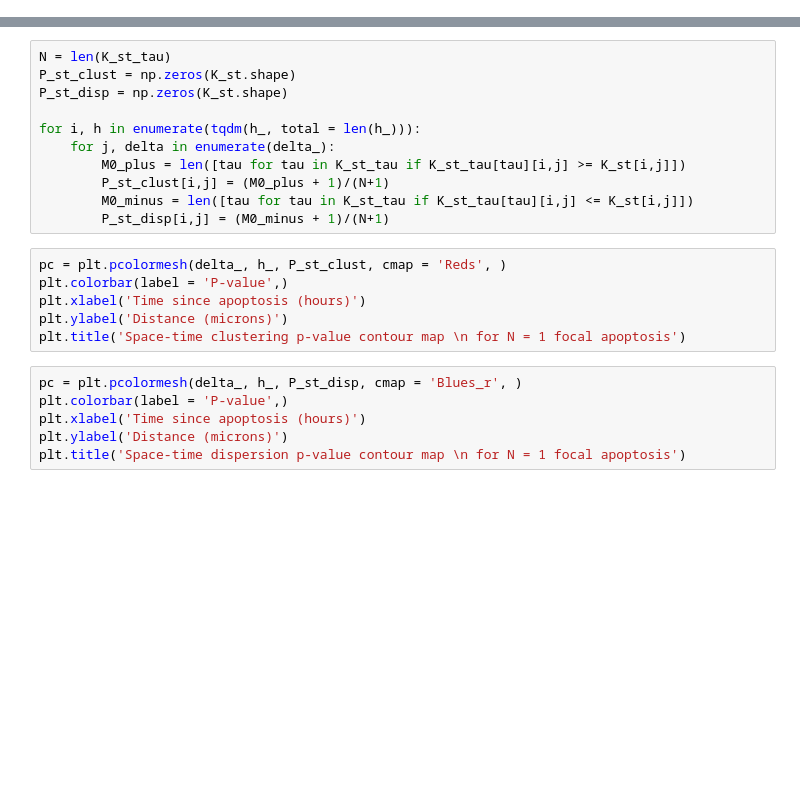
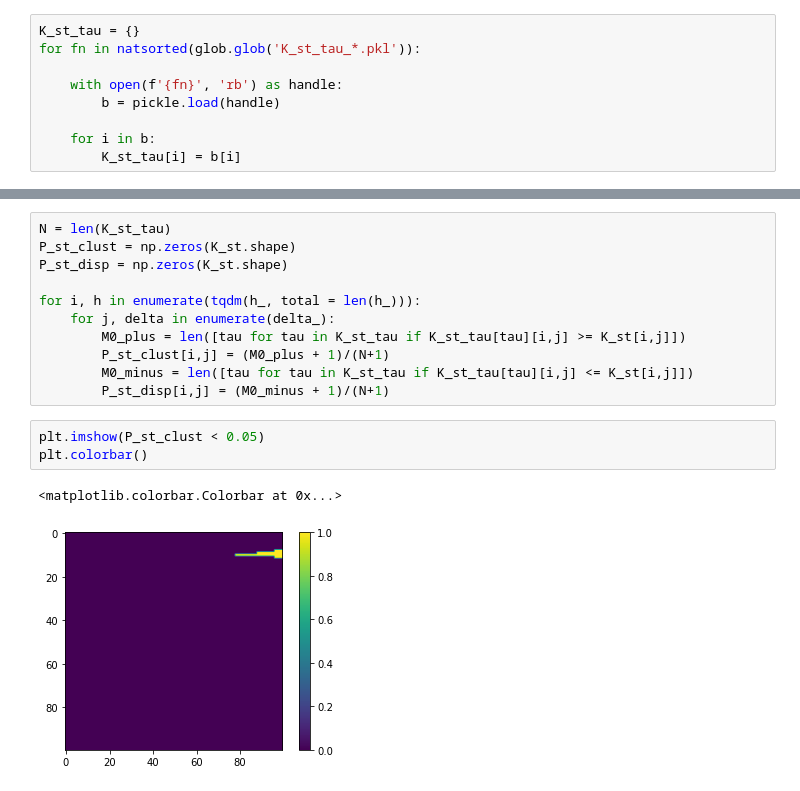
Before and after one commit to nthndy/cell-comp-analysis, a Jupyter notebook: radial_analysis/Space-time_K-Function_analysis.ipynb, the cells around one changed output, grey strips where cells are left out. Saved outputs shown, nothing was run; the diff lists cells and outputs as text; blank space fills up the shorter version.

Commit message:
division and cell count cluster analysis

```diff
--- a/radial_analysis/Space-time_K-Function_analysis.ipynb
+++ b/radial_analysis/Space-time_K-Function_analysis.ipynb
@@ -440,0 +461,9 @@ with open('K_st_tau_0100.pkl', 'wb') as f:
+# %%
+K_st_tau = {}
+for fn in natsorted(glob.glob('K_st_tau_*.pkl')):
+
+    with open(f'{fn}', 'rb') as handle:
+        b = pickle.load(handle)
+
+    for i in b:
+        K_st_tau[i] = b[i]
@@ -466,15 +499,9 @@ for i, h in enumerate(tqdm(h_, total = len(h_))):
         P_st_clust[i,j] = (M0_plus + 1)/(N+1)
         M0_minus = len([tau for tau in K_st_tau if K_st_tau[tau][i,j] <= K_st[i,j]])
         P_st_disp[i,j] = (M0_minus + 1)/(N+1)
-# %%
-pc = plt.pcolormesh(delta_, h_, P_st_clust, cmap = 'Reds', )
-plt.colorbar(label = 'P-value',)
-plt.xlabel('Time since apoptosis (hours)')
-plt.ylabel('Distance (microns)')
-plt.title('Space-time clustering p-value contour map \n for N = 1 focal apoptosis')
-# %%
-pc = plt.pcolormesh(delta_, h_, P_st_disp, cmap = 'Blues_r', )
-plt.colorbar(label = 'P-value',)
-plt.xlabel('Time since apoptosis (hours)')
-plt.ylabel('Distance (microns)')
-plt.title('Space-time dispersion p-value contour map \n for N = 1 focal apoptosis')
+# %%
+plt.imshow(P_st_clust < 0.05)
+plt.colorbar()
+# %% [output]
+<matplotlib.colorbar.Colorbar at 0x...>
+[figure, added]
```
Also changed, not shown: parts of 39 cells of this notebook, 1 other file.
